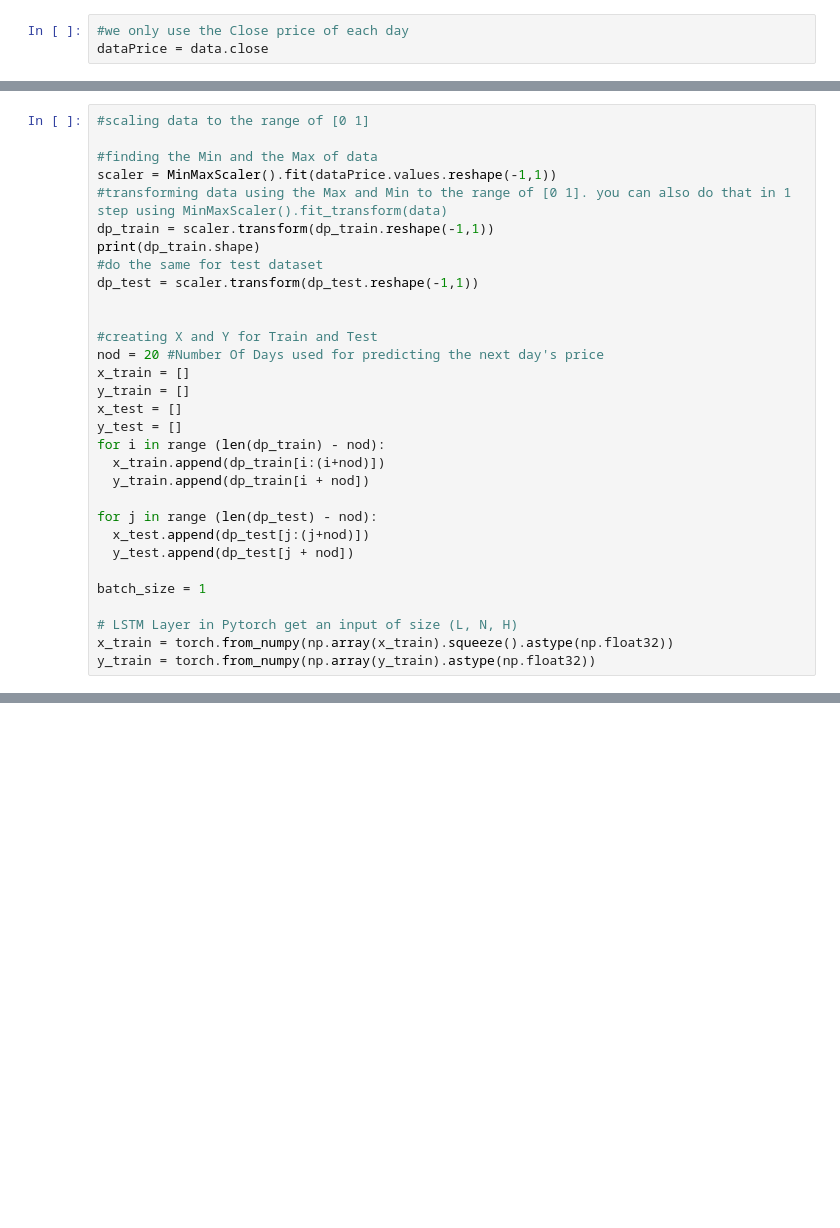
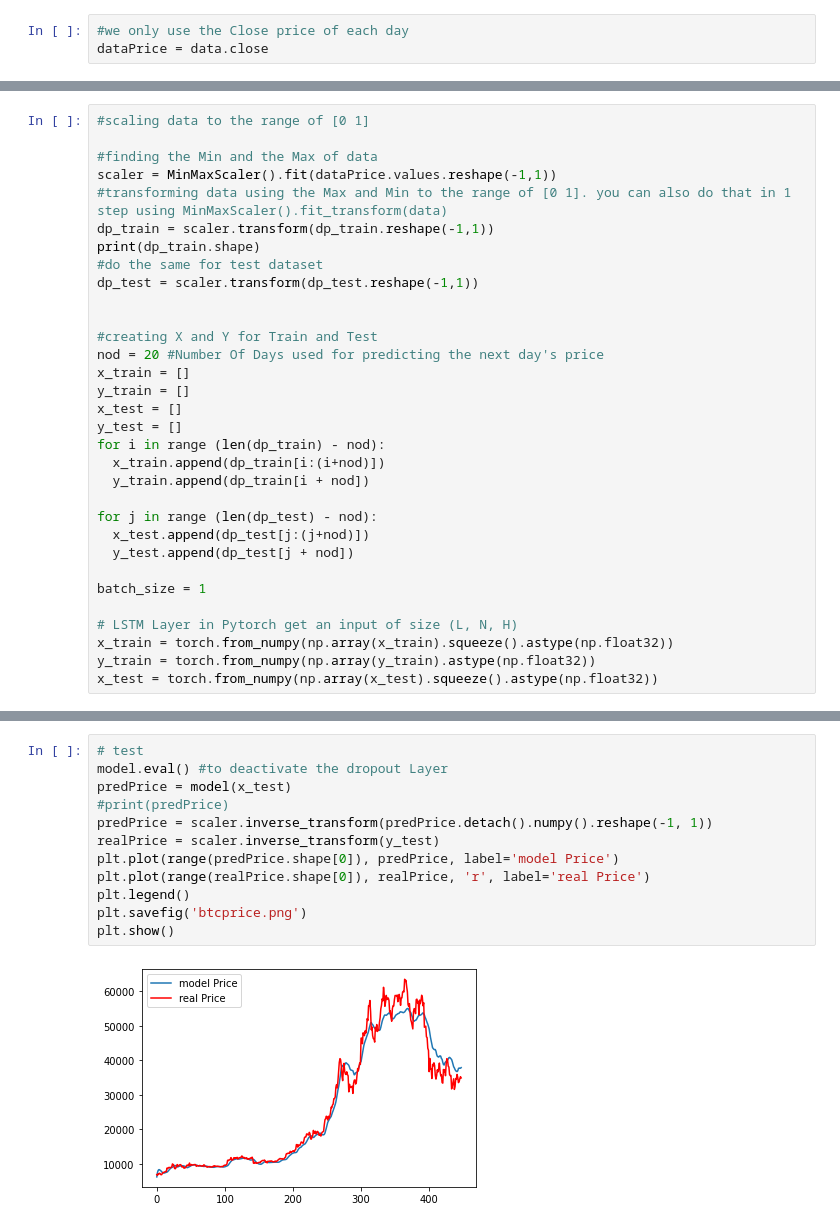
Before and after one commit to javadvahid/deepLearning, a Jupyter notebook: CryptoPricePredictionPytorch.ipynb, the cells around one changed output, grey strips where cells are left out. Saved outputs shown, nothing was run; the diff lists cells and outputs as text; blank space fills up the shorter version.

```diff
--- a/CryptoPricePredictionPytorch.ipynb
+++ b/CryptoPricePredictionPytorch.ipynb
@@ -57,4 +59,5 @@ batch_size = 1
 # LSTM Layer in Pytorch get an input of size (L, N, H)
 x_train = torch.from_numpy(np.array(x_train).squeeze().astype(np.float32))
 y_train = torch.from_numpy(np.array(y_train).astype(np.float32))
+x_test = torch.from_numpy(np.array(x_test).squeeze().astype(np.float32))
 # %% [output]
@@ -121,0 +135,14 @@ price = model(x_test)
+# %%
+# test
+model.eval() #to deactivate the dropout Layer
+predPrice = model(x_test)
+#print(predPrice)
+predPrice = scaler.inverse_transform(predPrice.detach().numpy().reshape(-1, 1))
+realPrice = scaler.inverse_transform(y_test)
+plt.plot(range(predPrice.shape[0]), predPrice, label='model Price')
+plt.plot(range(realPrice.shape[0]), realPrice, 'r', label='real Price')
+plt.legend()
+plt.savefig('btcprice.png')
+plt.show()
+# %% [output]
+[figure, added]
```
Also changed, not shown: parts of 10 cells of this notebook.
